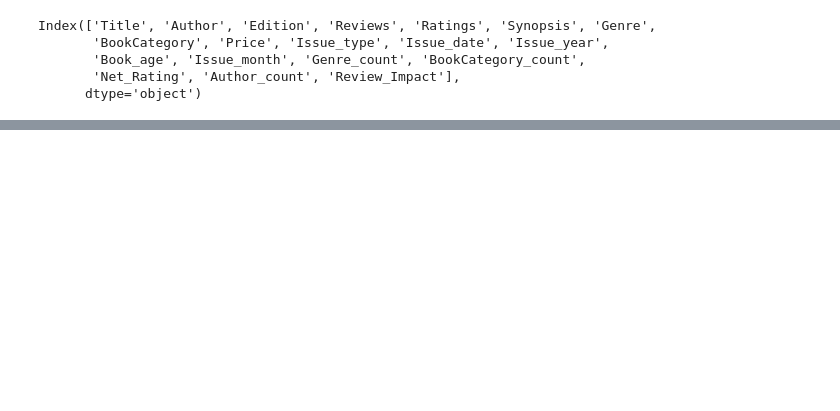
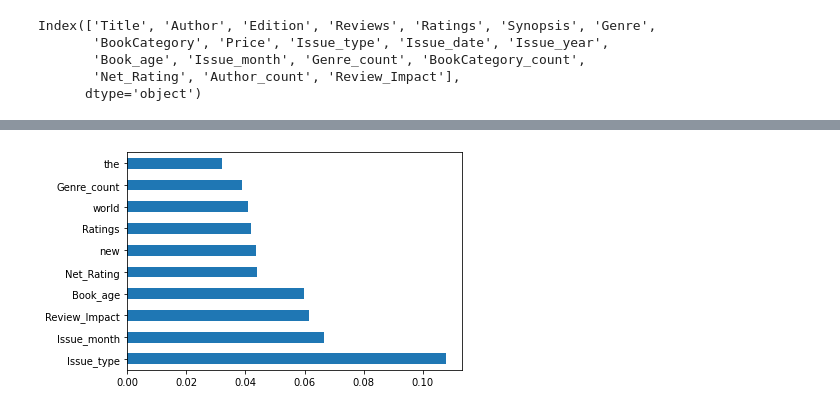
Before and after one commit to vishxl/Book-Price-Prediction, a Jupyter notebook: Book_Predictions.ipynb, the cells around one changed output, grey strips where cells are left out. Drawn from its saved outputs; the diff is of its cells as text; code cells hidden in the pictures; blank space fills up the shorter version.

```diff
--- a/Book_Predictions.ipynb
+++ b/Book_Predictions.ipynb
@@ -287,0 +173,8 @@ print(y.shape)
+# %%
+#Splitting Train, Test
+
+X_full = final.iloc[:,1:]
+X = X_full.iloc[:6237,1:]
+y = final.iloc[:6237,0]
+X_eval = X_full.iloc[6237:,1:]
+print(X_full.shape, X.shape, y.shape, X_eval.shape)
@@ -299,13 +195,0 @@ test.drop(['Price'], axis=1, inplace=True)
-# %%
-X = train.loc[:, train.columns != 'Price'].values
-X = X.astype(float)
-
-# Dependent Variable
-
-y = np.log1p(train['Price'].values)
-y = y.astype(float)
-
-# Test - (Independent Variables)
-
-test = test.loc[:].values
-test = test.astype(float)
@@ -318,13 +195,0 @@ train = train[train['Price'] <= 12000]
-# %%
-X = train.loc[:, train.columns != 'Price'].values
-X = X.astype(float)
-
-# Dependent Variable
-
-y = np.log1p(train['Price'].values)
-y = y.astype(float)
-
-# Test - (Independent Variables)
-
-test = test.loc[:].values
-test = test.astype(float)
@@ -349,0 +217,7 @@ print("Average Score:",mean_score)
+# %%
+#plot graph of feature importance for better visualization
+feat_importances = pd.Series(model.feature_importances_,index=X.columns)
+feat_importances.nlargest(10).plot(kind='barh')
+plt.show()
+# %% [output]
+[figure, added]
```
Also changed, not shown: parts of 53 cells of this notebook.
